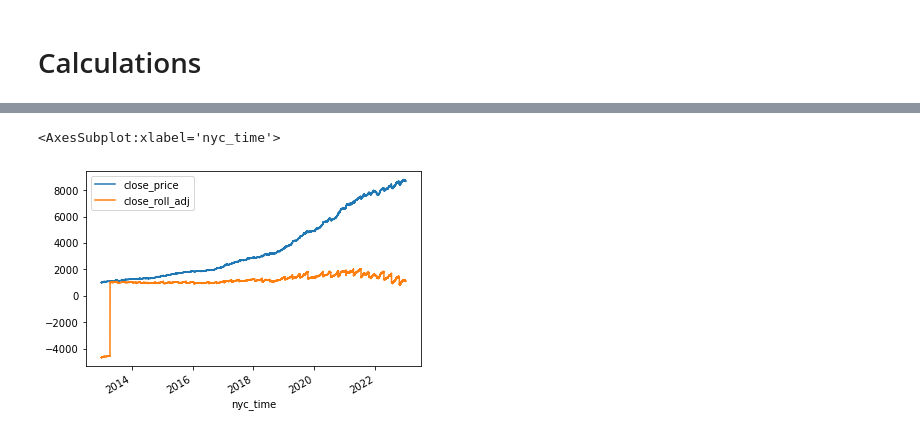
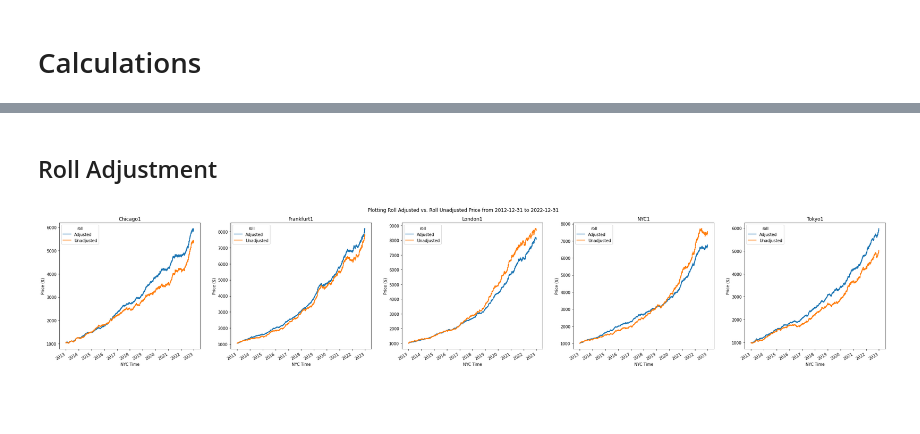
Before and after one commit to diegodalvarez/SyntheticFuturesAnalysis, a Jupyter notebook: notebook/Analysis.ipynb, the cells around one changed output, grey strips where cells are left out. Cells and saved outputs as stored; diff of their text form; code cells hidden in the pictures; blank space fills up the shorter version.

```diff
--- a/notebook/Analysis.ipynb
+++ b/notebook/Analysis.ipynb
@@ -314,9 +223,2 @@ df_test = (df_price.merge(
-# %%
-(df_test.query(
-    "contract_name == 'London1'").
-    set_index("nyc_time")
-    [["close_price", "close_roll_adj"]].
-    plot())
-# %% [output]
-<AxesSubplot:xlabel='nyc_time'>
-[figure, removed]
+# %% [markdown]
+## Roll Adjustment
@@ -322,0 +330,5 @@ df_test = (df_price.merge(
+# %%
+plot_roll_adjusted(df_price)
+df_roll_adj = get_roll_adjusted(df_price)
+# %% [output]
+[figure, added]
```
Also changed, not shown: parts of 16 cells of this notebook, 3 other files.
